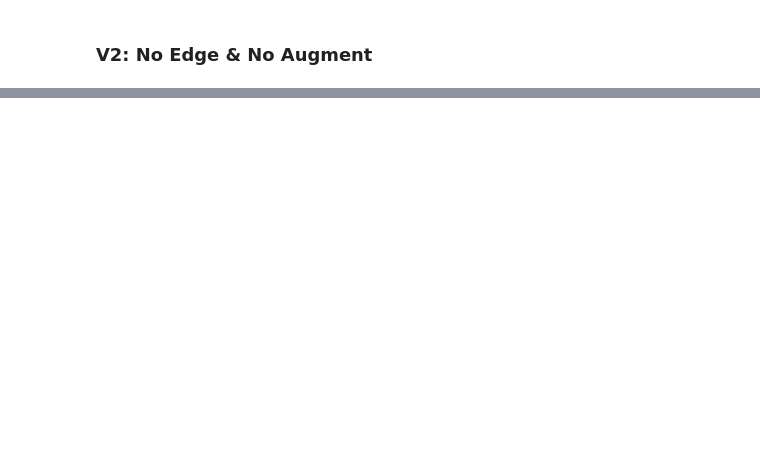
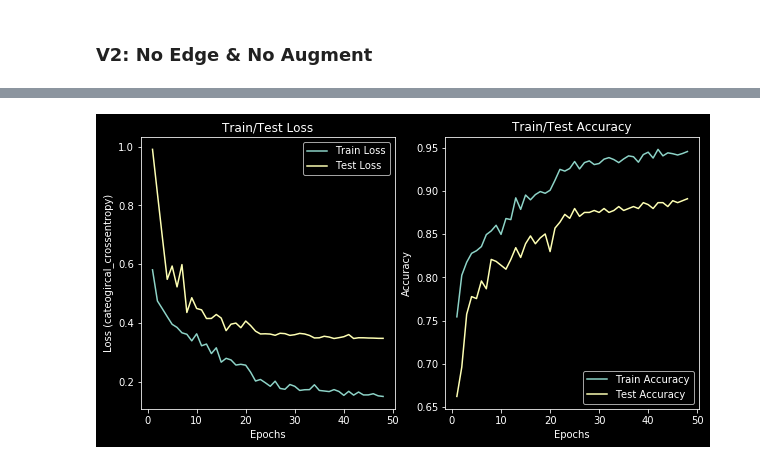
Before and after one commit to HeeebsInc/WeaponDetection, a Jupyter notebook: Mobilenet.ipynb, the cells around one changed output, grey strips where cells are left out. Saved outputs shown, nothing was run; the diff lists cells and outputs as text; code cells hidden in the pictures; blank space fills up the shorter version.

Commit message:
adding mobilenet overnight results and video cv testing

```diff
--- a/Mobilenet.ipynb
+++ b/Mobilenet.ipynb
@@ -365,2 +661,17 @@ Viz.plot_model_cm(test_cnf, train_cnf, classes = ['No Weapon', 'Handgun', 'Rifle
 # %% [markdown]
 ### V2: No Edge & No Augment
+# %%
+early_stopping = EarlyStopping(monitor='val_loss', verbose = 1, patience=10, min_delta = .00075)
+model_checkpoint = ModelCheckpoint('ModelWeights/MV2_NoEdge_NoAugment.h5', verbose = 1, save_best_only=True,
+                                  monitor = 'val_loss')
+lr_plat = ReduceLROnPlateau(patience = 5, mode = 'min')
+epochs = 2000
+batch_size = 16
+
+dim = (var.mobilenet_dimension[0], var.mobilenet_dimension[1], 3)
+mobilenet = get_mobilenet(dim =dim)
+
+
+mobilenet_history = mobilenet.fit(x_train, y_train, batch_size = batch_size,
+            epochs = epochs,
+     callbacks = [early_stopping, model_checkpoint, lr_plat], validation_data = (x_test, y_test), verbose= 1)
@@ -366,0 +697,4 @@ Viz.plot_model_cm(test_cnf, train_cnf, classes = ['No Weapon', 'Handgun', 'Rifle
+# %%
+Viz.plot_loss_accuracy(mobilenet_history, 'dark_background', path = 'figures/MV2LossAcc_NoEdge_NoAugment.png')
+# %% [output]
+[figure, added]
```
Also changed, not shown: parts of 39 cells of this notebook, 54 other files.
